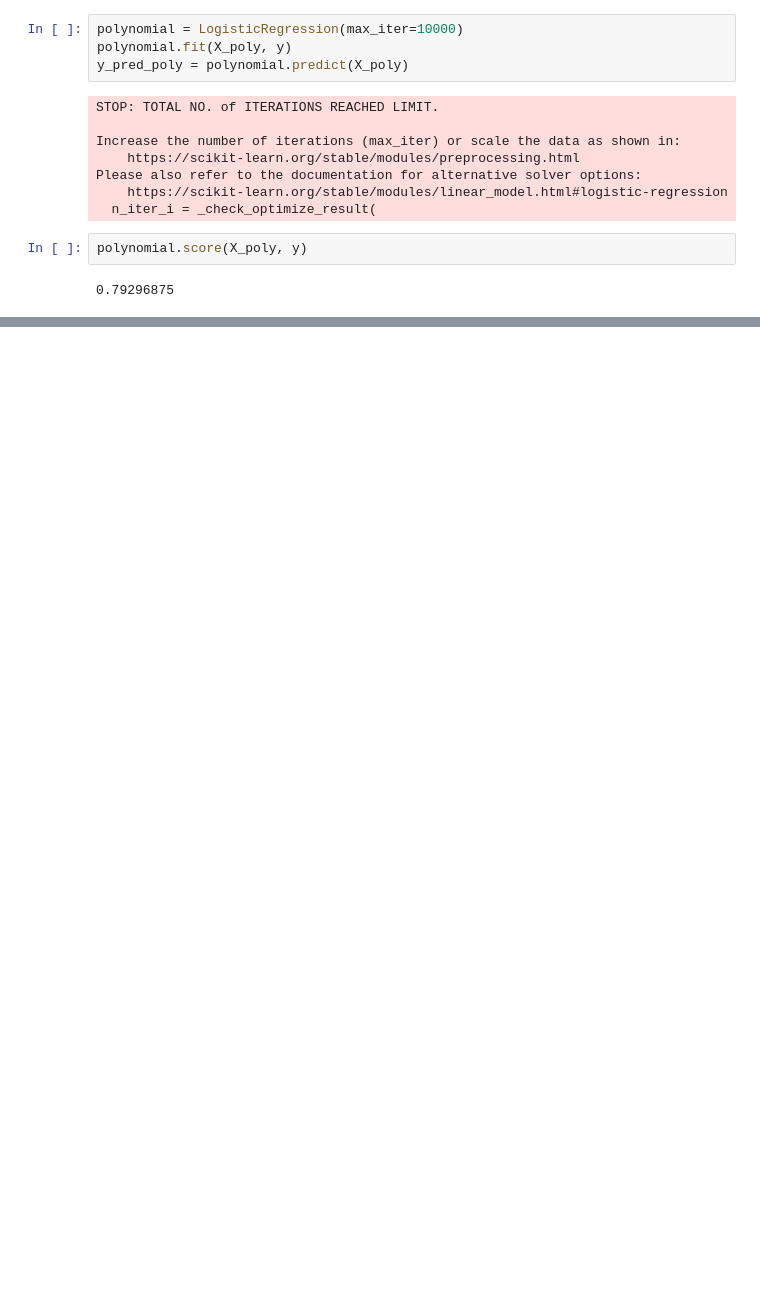
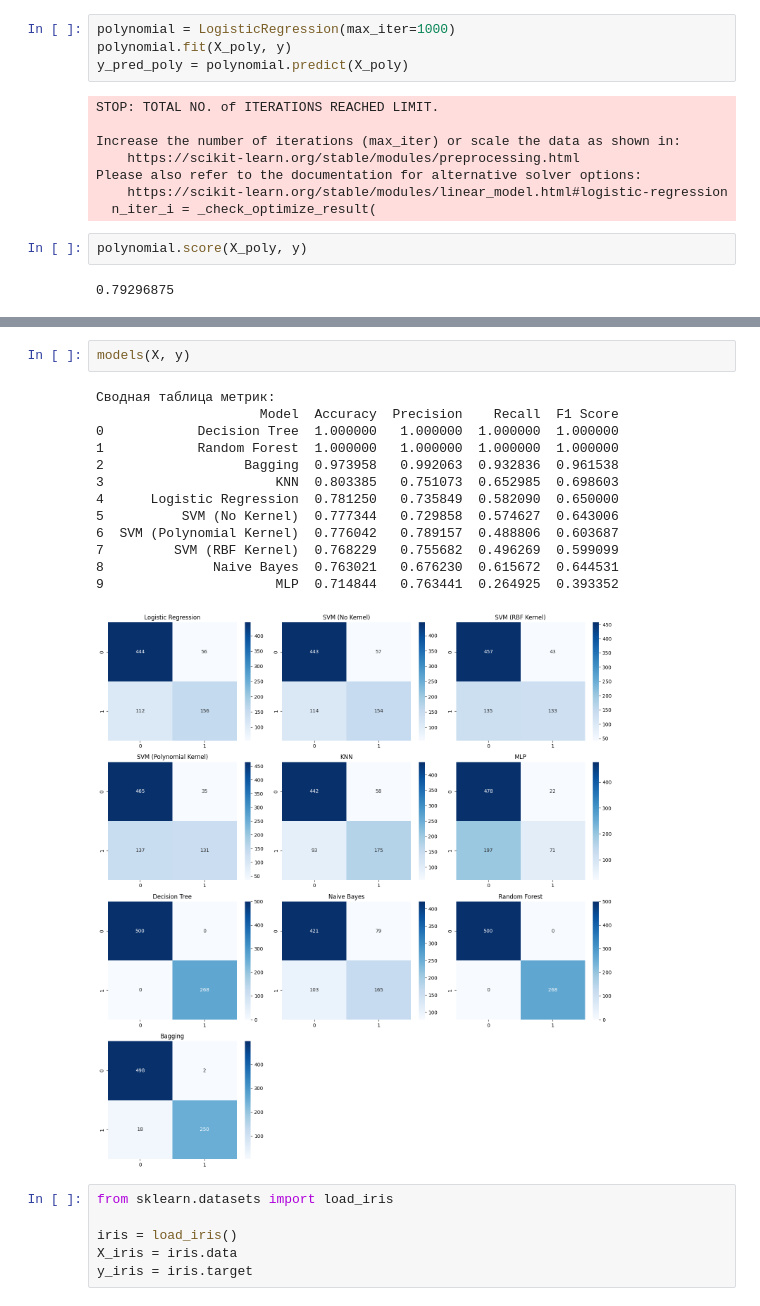
Before and after one commit to woodwyyn/ML, a Jupyter notebook: ML2_2.ipynb, the cells around one changed output, grey strips where cells are left out. Cells and saved outputs as stored; diff of their text form; blank space fills up the shorter version.

```diff
--- a/ML2_2.ipynb
+++ b/ML2_2.ipynb
@@ -156,7 +156,7 @@ array([[1.00000e+00, 6.00000e+00, 1.48000e+02, ..., 3.93129e-01,
        [1.00000e+00, 1.00000e+00, 9.30000e+01, ..., 9.92250e-02,
         7.24500e+00, 5.29000e+02]])
 # %%
-polynomial = LogisticRegression(max_iter=10000)
+polynomial = LogisticRegression(max_iter=1000)
 polynomial.fit(X_poly, y)
 y_pred_poly = polynomial.predict(X_poly)
 # %% [output]
@@ -173,0 +252,22 @@ polynomial.score(X_poly, y)
+# %%
+models(X, y)
+# %% [output]
+Сводная таблица метрик:
+                     Model  Accuracy  Precision    Recall  F1 Score
+0            Decision Tree  1.000000   1.000000  1.000000  1.000000
+1            Random Forest  1.000000   1.000000  1.000000  1.000000
+2                  Bagging  0.973958   0.992063  0.932836  0.961538
+3                      KNN  0.803385   0.751073  0.652985  0.698603
+4      Logistic Regression  0.781250   0.735849  0.582090  0.650000
+5          SVM (No Kernel)  0.777344   0.729858  0.574627  0.643006
+6  SVM (Polynomial Kernel)  0.776042   0.789157  0.488806  0.603687
+7         SVM (RBF Kernel)  0.768229   0.755682  0.496269  0.599099
+8              Naive Bayes  0.763021   0.676230  0.615672  0.644531
+9                      MLP  0.714844   0.763441  0.264925  0.393352
+[figure, added]
+# %%
+from sklearn.datasets import load_iris
+
+iris = load_iris()
+X_iris = iris.data
+y_iris = iris.target
```
Also changed, not shown: parts of 4 cells of this notebook.
